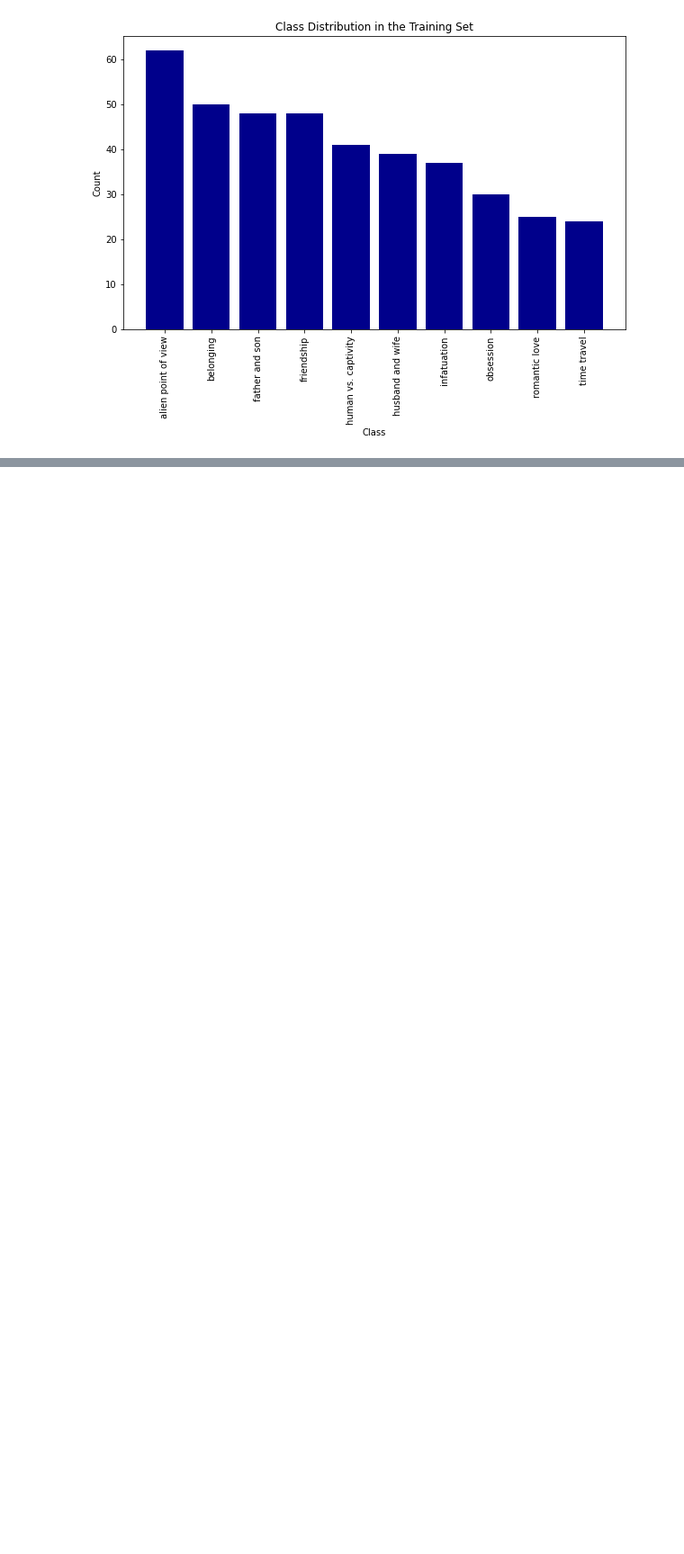
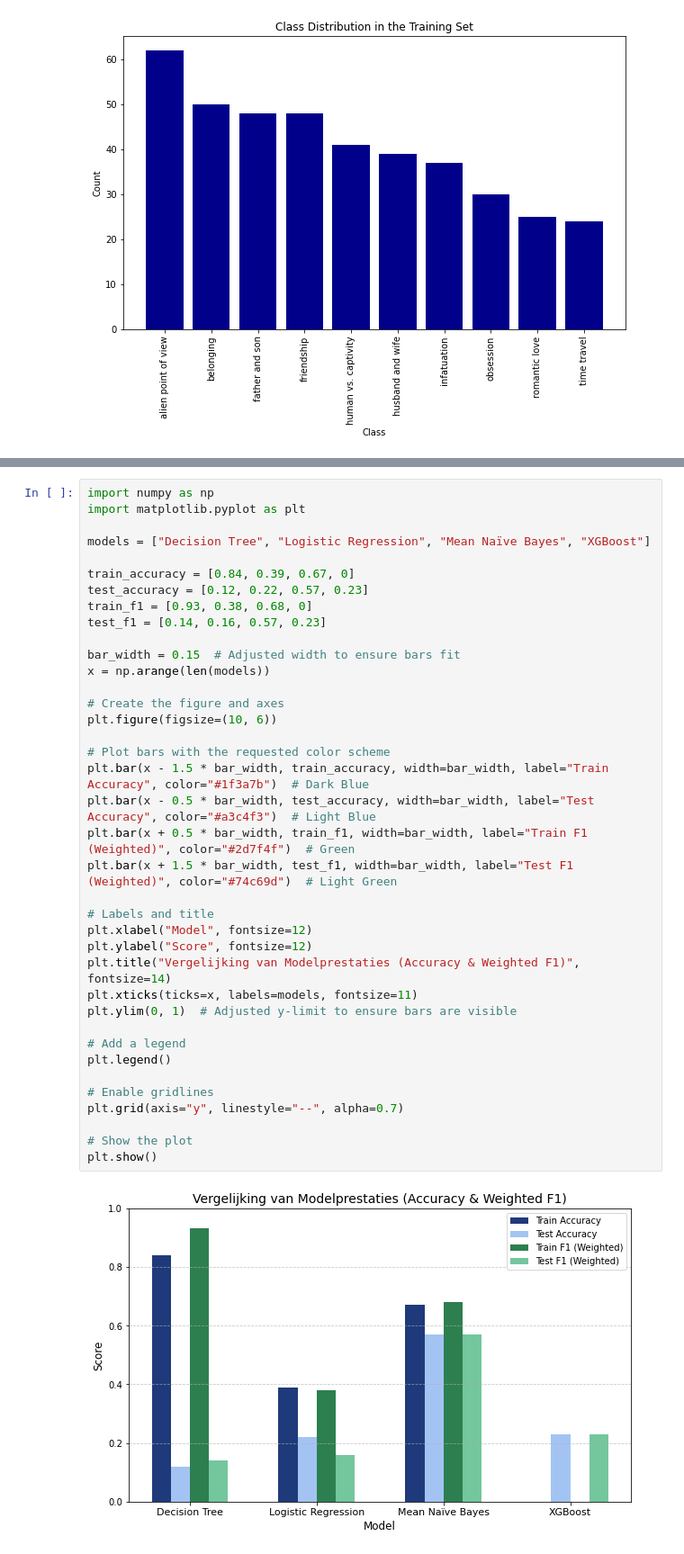
Before and after one commit to Thimomo/IMDB-category-generalization, a Jupyter notebook: data_visualization.ipynb, the cells around one changed output, grey strips where cells are left out. Shown at 90% size. Saved outputs shown, nothing was run; the diff lists cells and outputs as text; blank space fills up the shorter version.

Commit message:
update resultaten visualisatie
resultaten staaf diagram en training resultaten toegevoegd bij ml technieken

```diff
--- a/data_visualization.ipynb
+++ b/data_visualization.ipynb
@@ -186,0 +189,40 @@ plt.show()
+# %%
+import numpy as np
+import matplotlib.pyplot as plt
+
+models = ["Decision Tree", "Logistic Regression", "Mean Naïve Bayes", "XGBoost"]
+
+train_accuracy = [0.84, 0.39, 0.67, 0]
+test_accuracy = [0.12, 0.22, 0.57, 0.23]
+train_f1 = [0.93, 0.38, 0.68, 0]
+test_f1 = [0.14, 0.16, 0.57, 0.23]
+
+bar_width = 0.15  # Adjusted width to ensure bars fit
+x = np.arange(len(models))
+
+# Create the figure and axes
+plt.figure(figsize=(10, 6))
+
+# Plot bars with the requested color scheme
+plt.bar(x - 1.5 * bar_width, train_accuracy, width=bar_width, label="Train Accuracy", color="#1f3a7b")  # Dark Blue
+plt.bar(x - 0.5 * bar_width, test_accuracy, width=bar_width, label="Test Accuracy", color="#a3c4f3")  # Light Blue
+plt.bar(x + 0.5 * bar_width, train_f1, width=bar_width, label="Train F1 (Weighted)", color="#2d7f4f")  # Green
+plt.bar(x + 1.5 * bar_width, test_f1, width=bar_width, label="Test F1 (Weighted)", color="#74c69d")  # Light Green
+
+# Labels and title
+plt.xlabel("Model", fontsize=12)
+plt.ylabel("Score", fontsize=12)
+plt.title("Vergelijking van Modelprestaties (Accuracy & Weighted F1)", fontsize=14)
+plt.xticks(ticks=x, labels=models, fontsize=11)
+plt.ylim(0, 1)  # Adjusted y-limit to ensure bars are visible
+
+# Add a legend
+plt.legend()
+
+# Enable gridlines
+plt.grid(axis="y", linestyle="--", alpha=0.7)
+
+# Show the plot
+plt.show()
+# %% [output]
+[figure, added]
```
Also changed, not shown: parts of 1 cell of this notebook, 3 other files.
